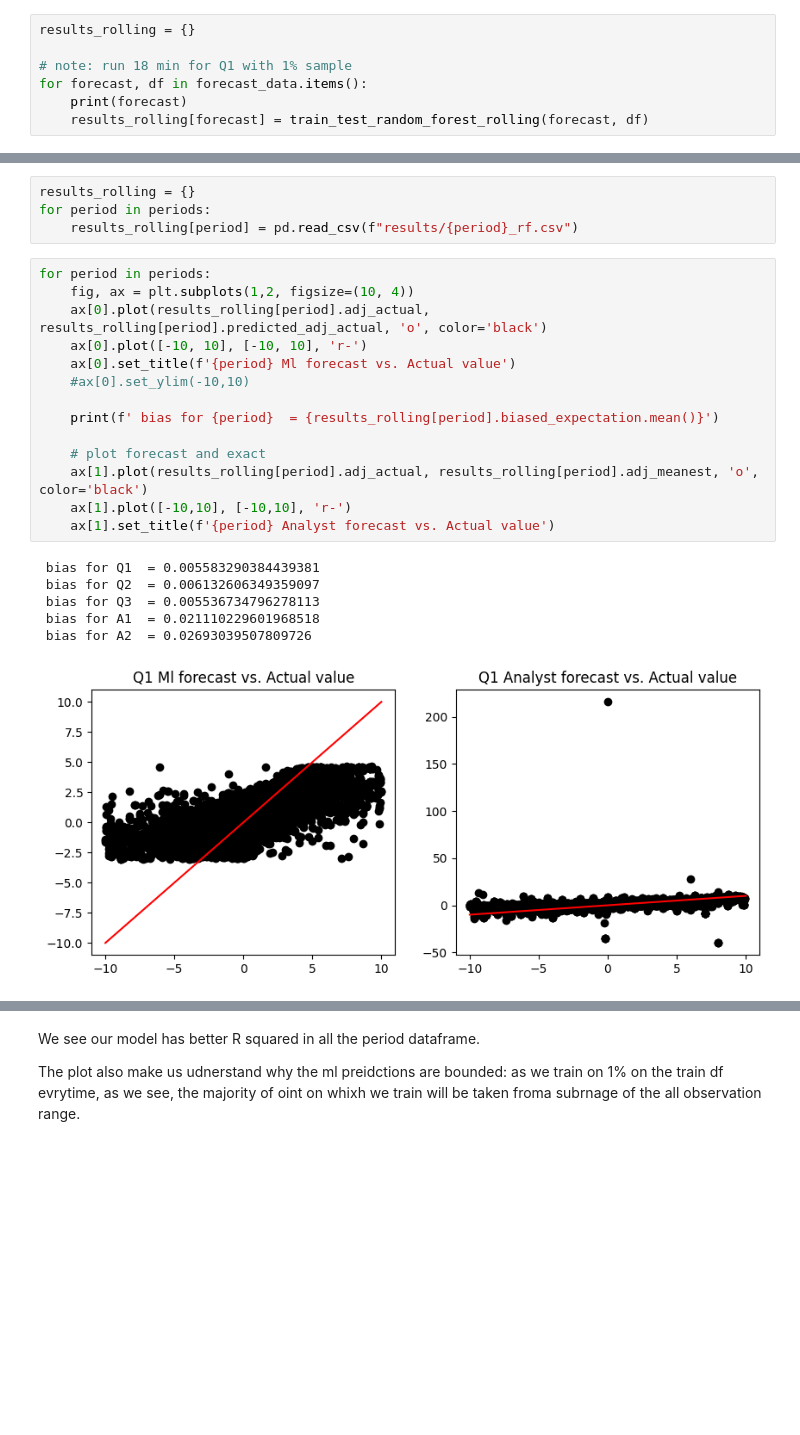
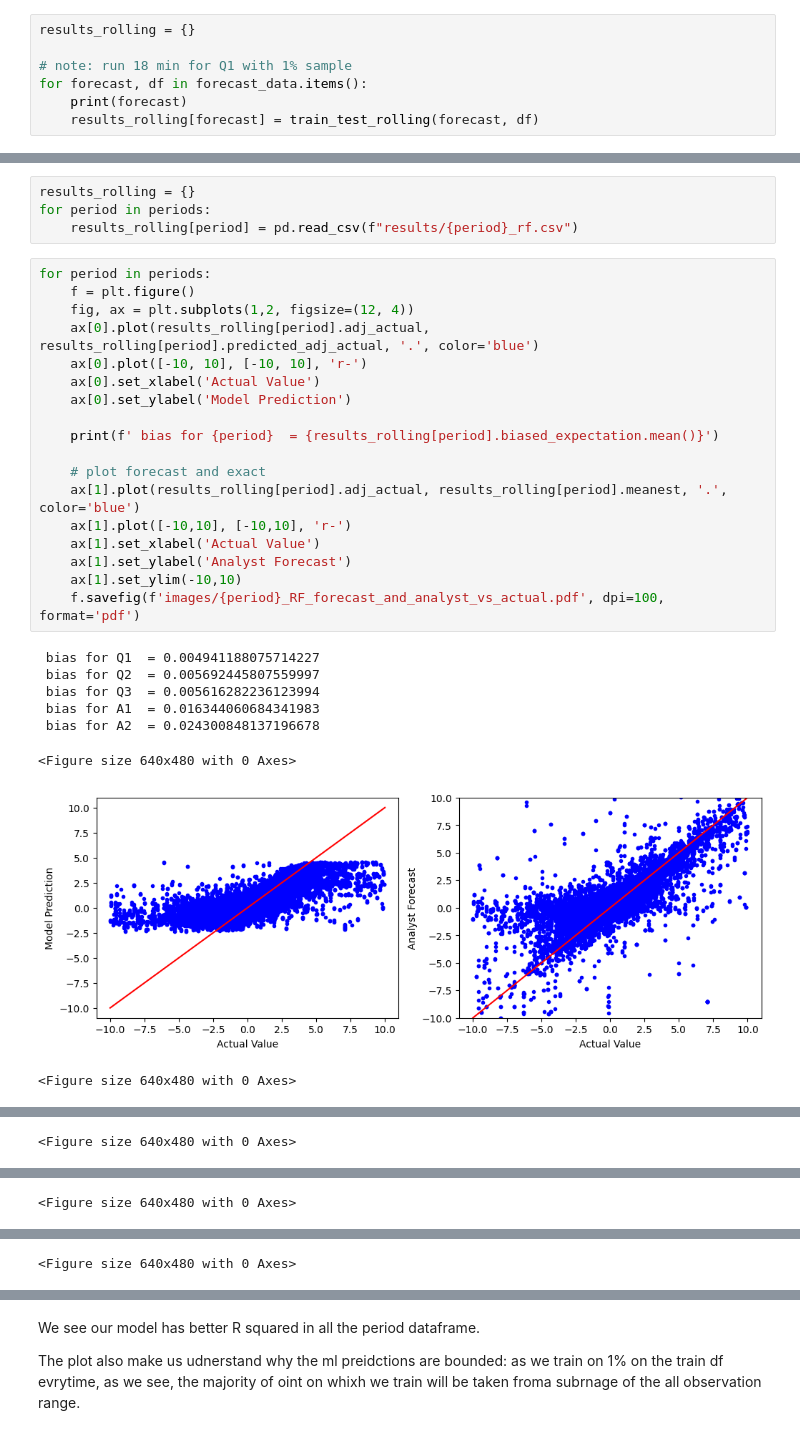
Before and after one commit to NicoloMarsucco/ML-financial-modelling, a Jupyter notebook: RF.ipynb, the cells around one changed output, grey strips where cells are left out. Drawn from its saved outputs; the diff is of its cells as text; blank space fills up the shorter version.

```diff
--- a/RF.ipynb
+++ b/RF.ipynb
@@ -48,6 +55,6 @@ results_rolling = {}
 # note: run 18 min for Q1 with 1% sample
 for forecast, df in forecast_data.items():
     print(forecast)
-    results_rolling[forecast] = train_test_random_forest_rolling(forecast, df)
+    results_rolling[forecast] = train_test_rolling(forecast, df)
 # %% [output]
 Q1
@@ -147,22 +154,28 @@ for period in periods:
     results_rolling[period] = pd.read_csv(f"results/{period}_rf.csv")
 # %%
 for period in periods:
-    fig, ax = plt.subplots(1,2, figsize=(10, 4))
-    ax[0].plot(results_rolling[period].adj_actual, results_rolling[period].predicted_adj_actual, 'o', color='black')
+    f = plt.figure()
+    fig, ax = plt.subplots(1,2, figsize=(12, 4))
+    ax[0].plot(results_rolling[period].adj_actual, results_rolling[period].predicted_adj_actual, '.', color='blue')
     ax[0].plot([-10, 10], [-10, 10], 'r-')
-    ax[0].set_title(f'{period} Ml forecast vs. Actual value')
-    #ax[0].set_ylim(-10,10)
+    ax[0].set_xlabel('Actual Value')
+    ax[0].set_ylabel('Model Prediction')
 
     print(f' bias for {period}  = {results_rolling[period].biased_expectation.mean()}')
 
     # plot forecast and exact
-    ax[1].plot(results_rolling[period].adj_actual, results_rolling[period].adj_meanest, 'o', color='black')
+    ax[1].plot(results_rolling[period].adj_actual, results_rolling[period].meanest, '.', color='blue')
     ax[1].plot([-10,10], [-10,10], 'r-')
-    ax[1].set_title(f'{period} Analyst forecast vs. Actual value')
+    ax[1].set_xlabel('Actual Value')
+    ax[1].set_ylabel('Analyst Forecast')
+    ax[1].set_ylim(-10,10)
+    f.savefig(f'images/{period}_RF_forecast_and_analyst_vs_actual.pdf', dpi=100, format='pdf')
 # %% [output]
- bias for Q1  = 0.005583290384439381
- bias for Q2  = 0.006132606349359097
- bias for Q3  = 0.005536734796278113
- bias for A1  = 0.021110229601968518
- bias for A2  = 0.02693039507809726
+ bias for Q1  = 0.004941188075714227
+ bias for Q2  = 0.005692445807559997
+ bias for Q3  = 0.005616282236123994
+ bias for A1  = 0.016344060684341983
+ bias for A2  = 0.024300848137196678
+<Figure size 640x480 with 0 Axes>
-[figure, old version]
+[figure, new version]
+<Figure size 640x480 with 0 Axes>
@@ -169,0 +183 @@ for period in periods:
+<Figure size 640x480 with 0 Axes>
@@ -170,0 +185 @@ for period in periods:
+<Figure size 640x480 with 0 Axes>
@@ -171,0 +187 @@ for period in periods:
+<Figure size 640x480 with 0 Axes>
```
Also changed, not shown: parts of 9 cells of this notebook, 6 other files.
